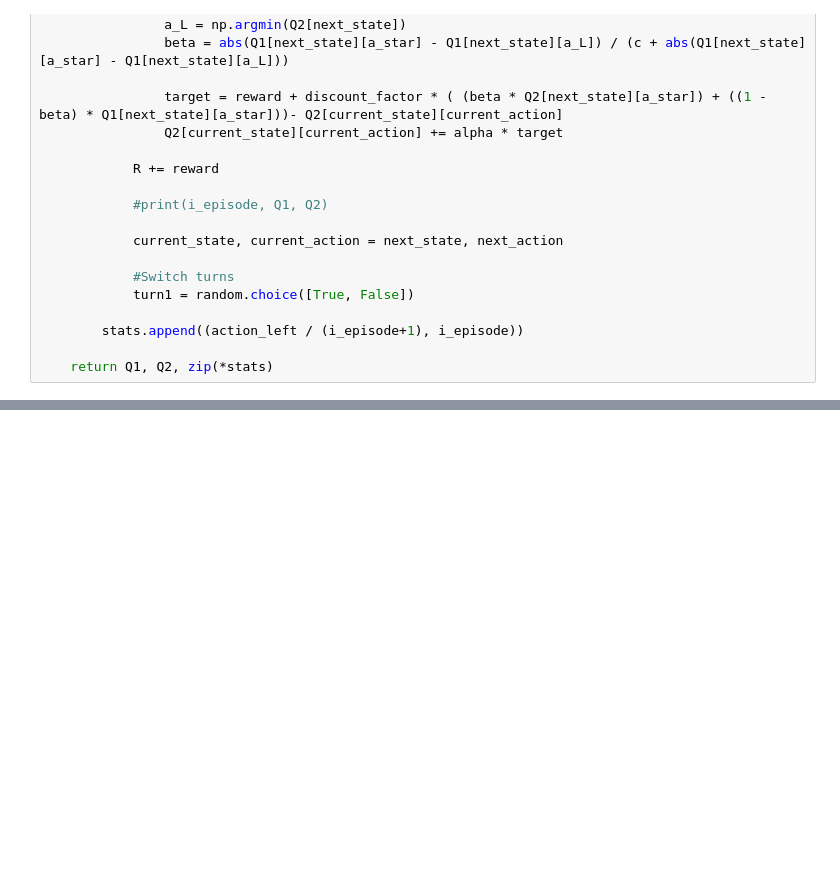
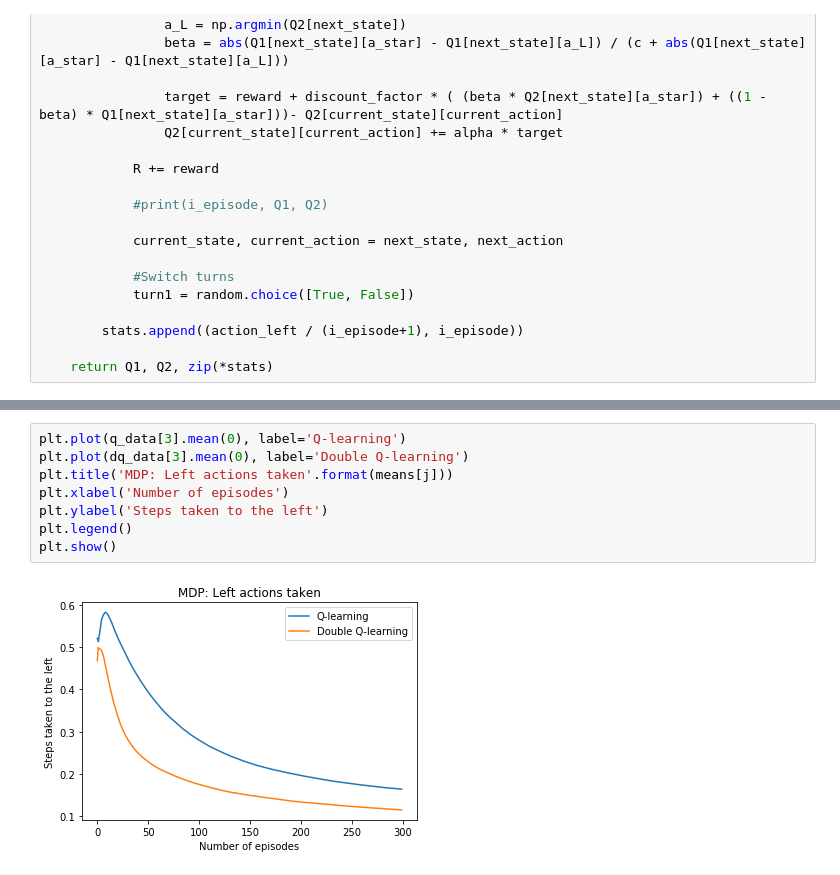
Before and after one commit to rubenpolak/rl_project, a Jupyter notebook: s&b_example6.7.ipynb, the cells around one changed output, grey strips where cells are left out. Drawn from its saved outputs; the diff is of its cells as text; blank space fills up the shorter version.

```diff
--- a/s&b_example6.7.ipynb
+++ b/s&b_example6.7.ipynb
@@ -398,0 +441,10 @@ plt.show()
+# %%
+plt.plot(q_data[3].mean(0), label='Q-learning')
+plt.plot(dq_data[3].mean(0), label='Double Q-learning')
+plt.title('MDP: Left actions taken'.format(means[j]))
+plt.xlabel('Number of episodes')
+plt.ylabel('Steps taken to the left')
+plt.legend()
+plt.show()
+# %% [output]
+[figure, added]
```
Also changed, not shown: parts of 8 cells of this notebook, 1 other file.
